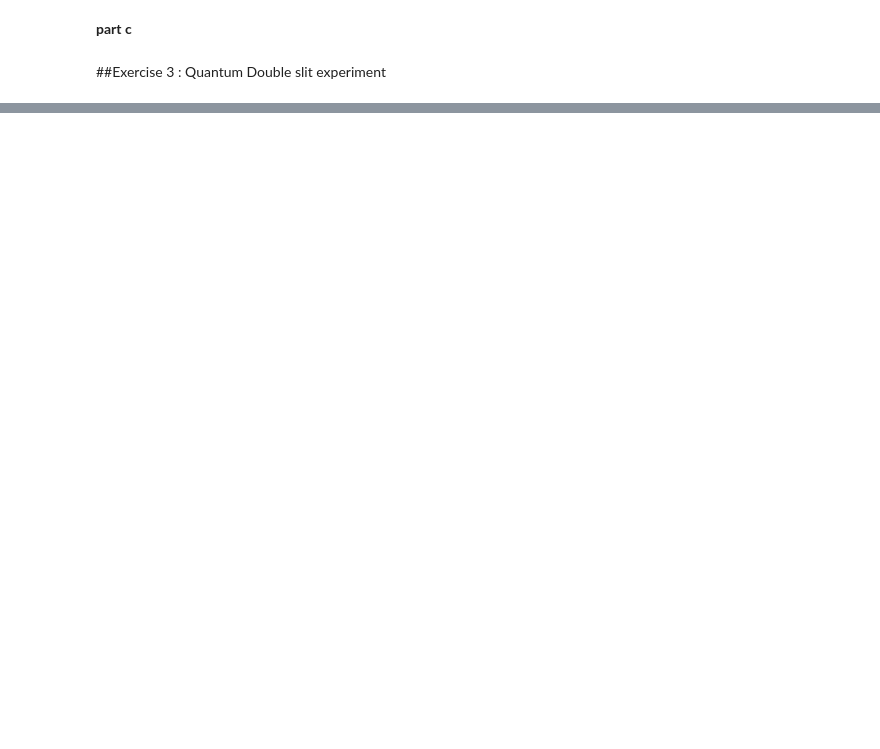
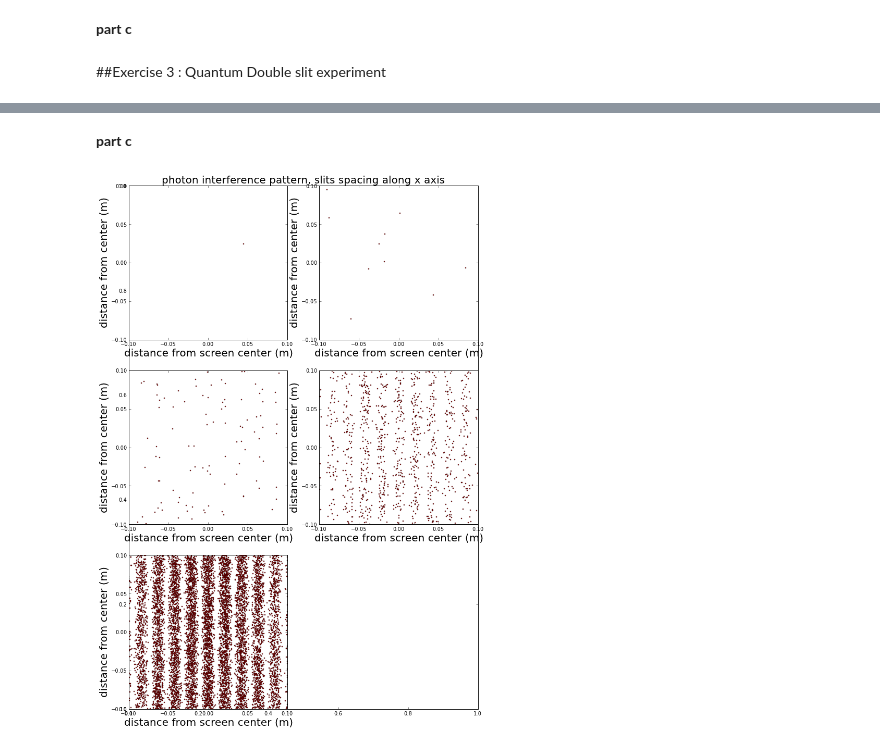
Before and after one commit to kbouch/PHYS202-S13, a Jupyter notebook: Week8/TuesThursActivities.ipynb, the cells around one changed output, grey strips where cells are left out. Drawn from its saved outputs; the diff is of its cells as text; code cells hidden in the pictures; blank space fills up the shorter version.

```diff
--- a/Week8/TuesThursActivities.ipynb
+++ b/Week8/TuesThursActivities.ipynb
@@ -259,0 +276,31 @@ photon_strikes = distribute1D(x,intensity(x,a,d,lmbda,L),10000)
+# %% [markdown]
+__part c__
+# %%
+NL = [1,10,100,1000,10000]
+
+fig1 = gcf()
+fig1 = figure(figsize=(12.0,18.0))
+
+title('photon interference pattern, slits spacing along x axis',fontsize=20)
+
+for i in range(len(NL)):
+    y = (0.1-(-0.1))*numpy.random.random_sample(NL[i]) + (-0.1)
+    photon_strikes_x = distribute1D(x,intensity(x,a,d,lmbda,L),NL[i])
+
+
+    ax = fig1.add_subplot(3,2,i+1)
+
+    ax.plot(photon_strikes_x,y,'ro',markersize=2.0)
+
+    xlabel('distance from screen center (m)',fontsize=20)
+    ylabel('distance from center (m)',fontsize=20)
+
+
+    xmin,xmax = xlim(-0.1,0.1)
+    ymin,ymax = ylim(-0.1,0.1)
+
+
+
+show()
+# %% [output]
+[figure, added]
```
Also changed, not shown: parts of 10 cells of this notebook.
